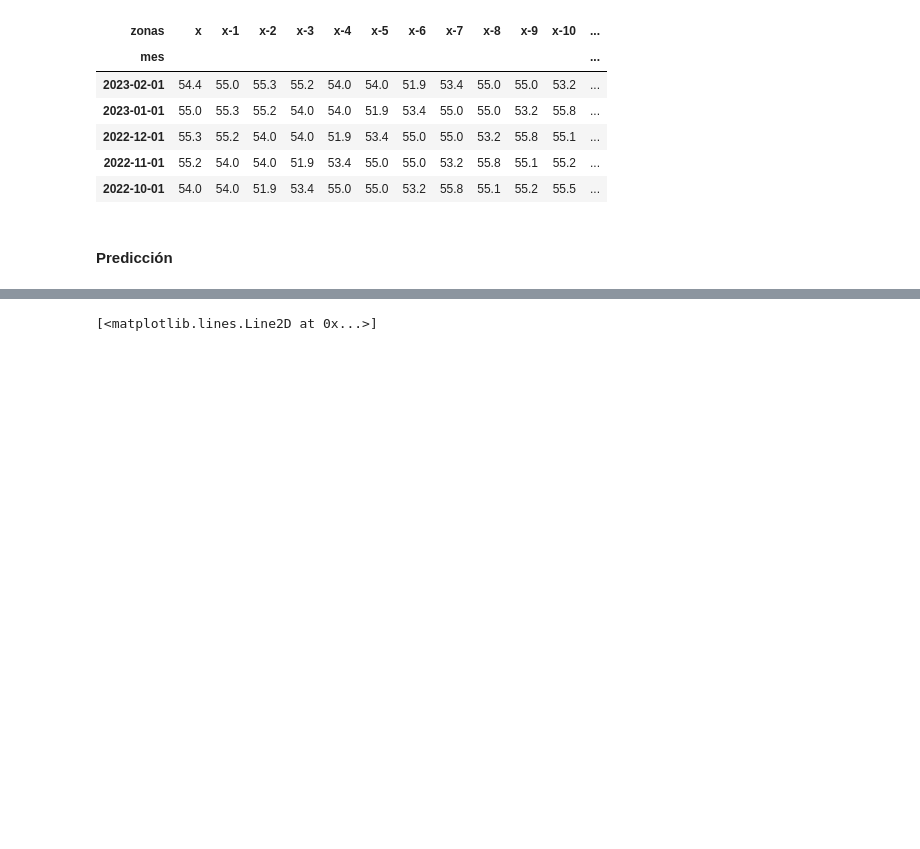
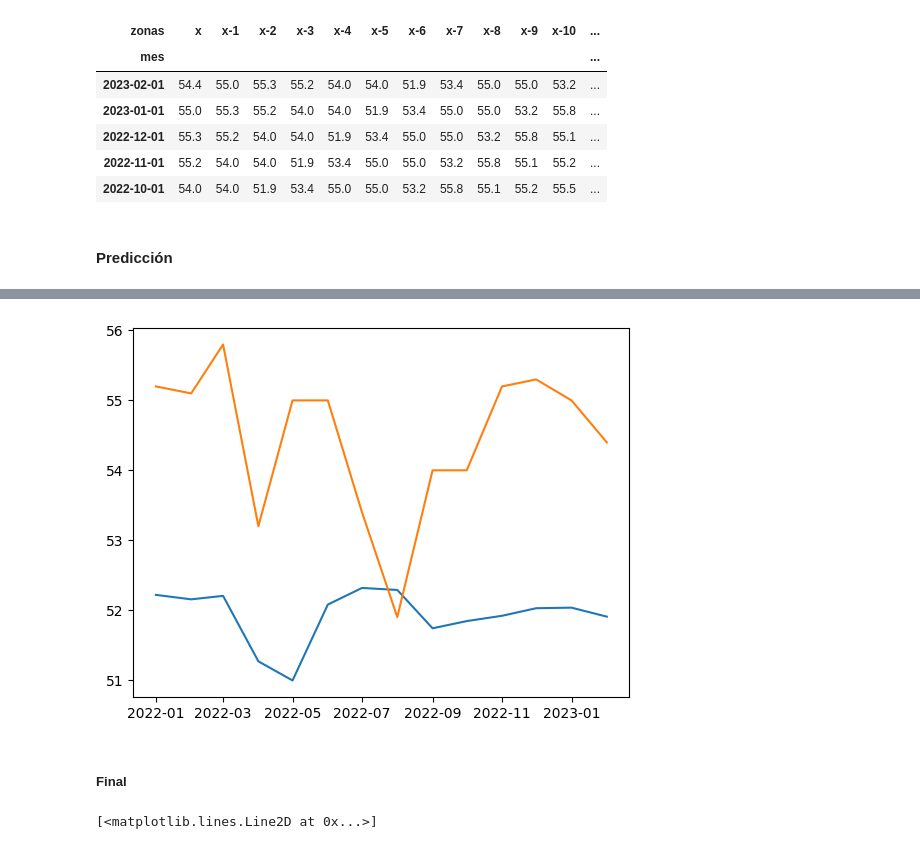
Before and after one commit to RogerPerello/Contaminacion_acustica, a Jupyter notebook: src/acoustics_ml(explorar).ipynb, the cells around one changed output, grey strips where cells are left out. Cells and saved outputs as stored; diff of their text form; code cells hidden in the pictures; blank space fills up the shorter version.

```diff
--- a/src/acoustics_ml.ipynb
+++ b/src/acoustics_ml(explorar).ipynb
@@ -598,3 +665,11 @@ dict_df['Alto Extremadura'].head()
+# %%
+plt.plot(df_zone['x'].loc['2022-01-01':])
+plt.plot(dict_df['Alto Extremadura']['x'].loc['2022-01-01':])
+plt.show()
+# %% [output]
+[figure, added]
+# %% [markdown]
+##### Final
 # %%
 for col in df_acoustics.columns:
     df_zone = dict_df[col]
```
Also changed, not shown: parts of 2 cells of this notebook, 2 other files.
